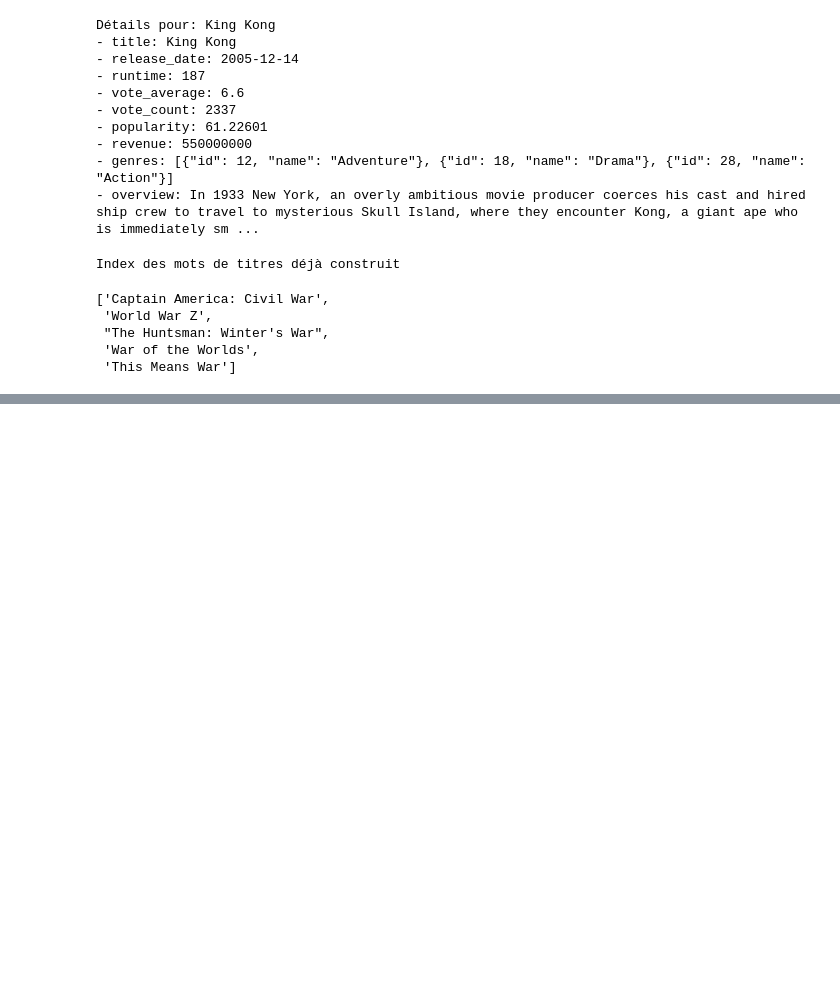
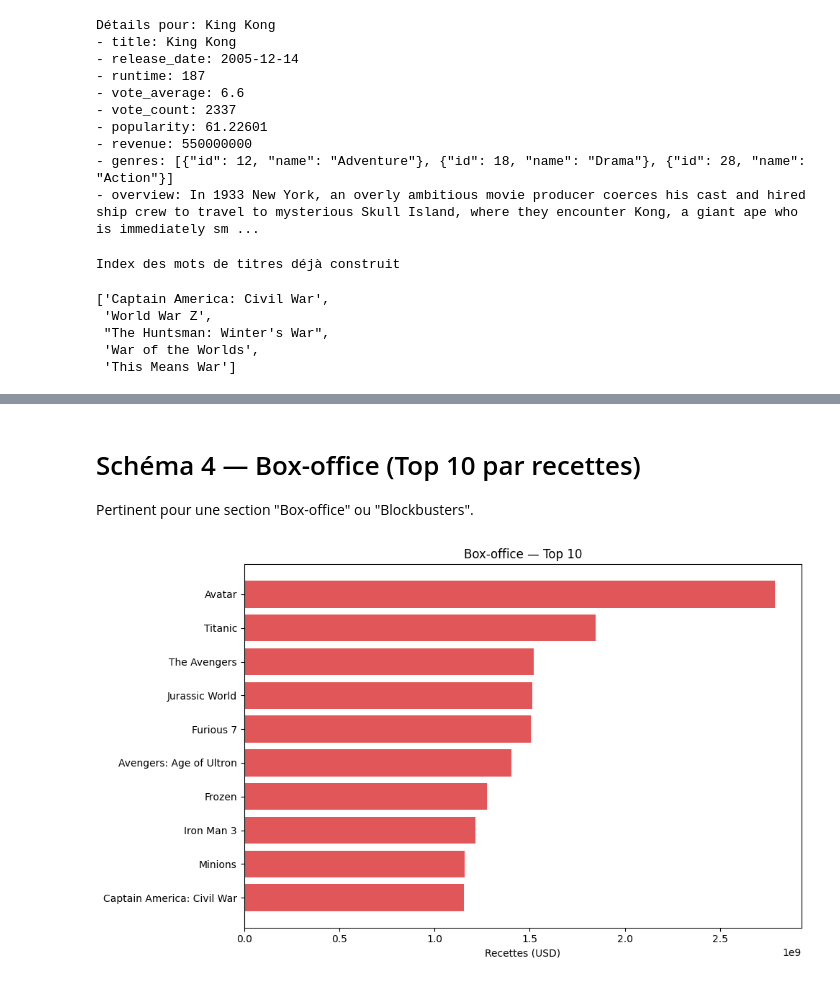
Before and after one commit to squadronxfr/redis_tp_ipssi, a Jupyter notebook: main.ipynb, the cells around one changed output, grey strips where cells are left out. Drawn from its saved outputs; the diff is of its cells as text; code cells hidden in the pictures; blank space fills up the shorter version.

```diff
--- a/main.ipynb
+++ b/main.ipynb
@@ -775,0 +906,27 @@ Index des mots de titres déjà construit
+# %% [markdown]
+# Schéma 4 — Box-office (Top 10 par recettes)
+Pertinent pour une section "Box-office" ou "Blockbusters".
+# %%
+members = db.zrevrange("tmdb:idx:revenue", 0, 9)
+boxoffice = []
+for k in members:
+    title, revenue = db.hmget(k, "title", "revenue")
+    try:
+        boxoffice.append((title, float(revenue or 0)))
+    except Exception:
+        continue
+
+if boxoffice:
+    titles = [t for t, _ in boxoffice][::-1]
+    revenues = [r for _, r in boxoffice][::-1]
+
+    plt.figure(figsize=(10, 6))
+    plt.barh(titles, revenues, color="#e15759")
+    plt.xlabel("Recettes (USD)")
+    plt.title("Box-office — Top 10")
+    plt.tight_layout()
+    plt.show()
+else:
+    print("Pas de données de box-office disponibles")
+# %% [output]
+[figure, added]
```
Also changed, not shown: parts of 12 cells of this notebook, 1 other file.
